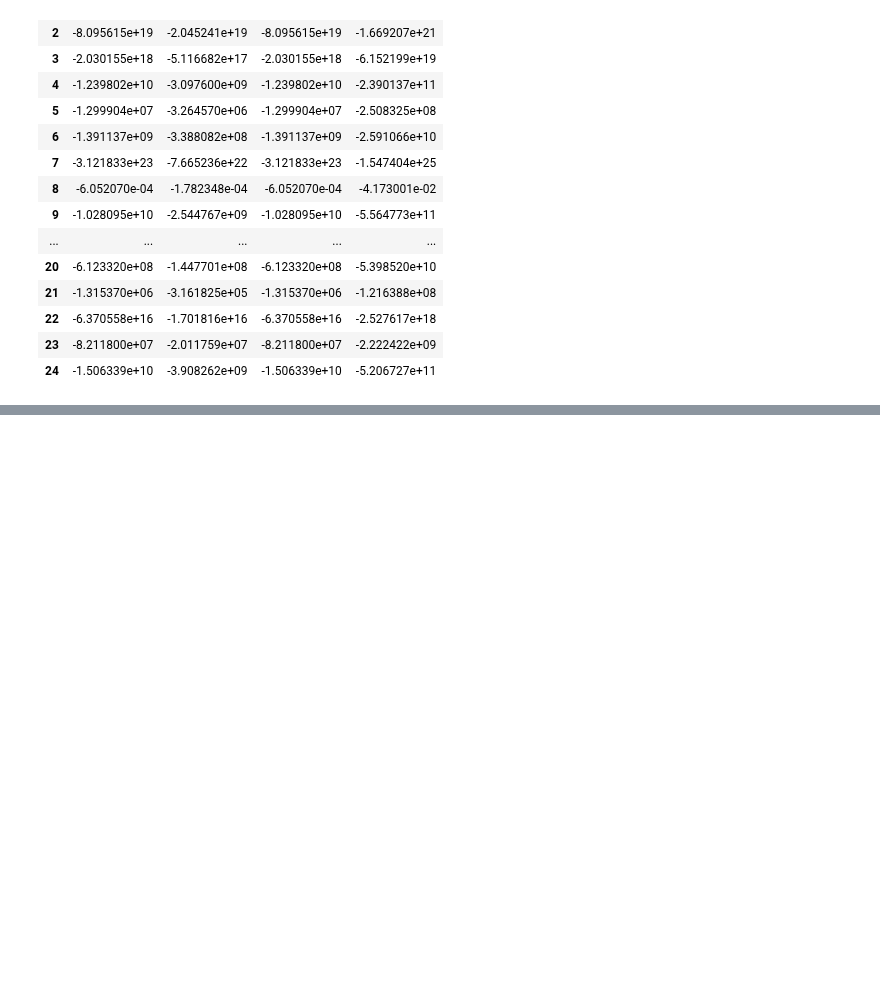
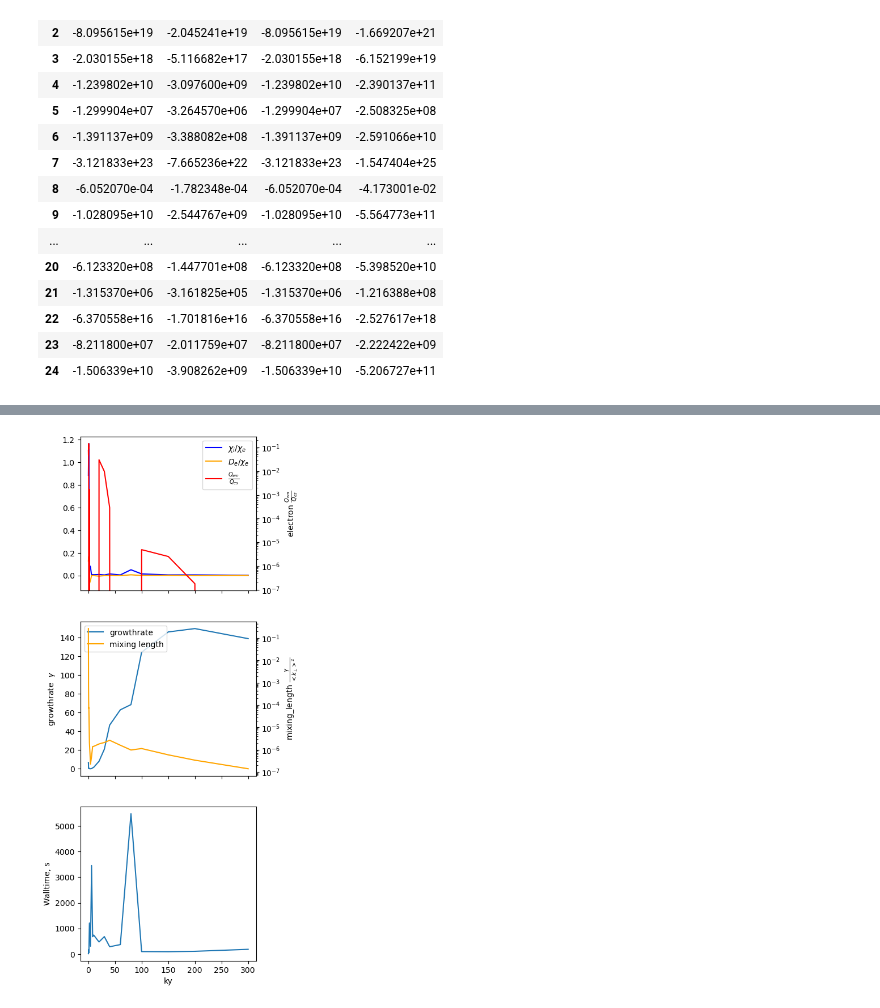
Before and after one commit to DanHarJor/DEEPlasma, a Jupyter notebook: get_data_tutorial.ipynb, the cells around one changed output, grey strips where cells are left out. Saved outputs shown, nothing was run; the diff lists cells and outputs as text; code cells hidden in the pictures; blank space fills up the shorter version.

```diff
--- a/get_data_tutorial.ipynb
+++ b/get_data_tutorial.ipynb
@@ -312,3 +312,11 @@ diff_df
 | 22 | -6.370558e+16 | -1.701816e+16 | -6.370558e+16 | -2.527617e+18 |
 | 23 | -8.211800e+07 | -2.011759e+07 | -8.211800e+07 | -2.222422e+09 |
 | 24 | -1.506339e+10 | -3.908262e+09 | -1.506339e+10 | -5.206727e+11 |
+# %%
+from GENE_ML.gene_ml.dataset.ScanData import ScanData2
+from config import Config
+config = Config()
+from GENE_ML.gene_ml.parsers.GENEparser import GENE_scan_parser
+parser = GENE_scan_parser(config)
+save_dir = '/scratch/project_462000451/gene_out/out_anna/run_name/'
+dataset_anna = ScanData2(name='anna', config=config, parser=parser, save_dir=save_dir,  split_ratio=[0,0,1], categorise=True)#, group_var_list=[('_grp_species_0','omn'),('_grp_species_0','omt'),('_grp_species_0','omt'),('_grp_species_1','temp'),('units','Tref'),('units','nref'),('units','Bref')])
@@ -314,0 +362,4 @@ diff_df
+# %%
+dataset_anna.plot_summary()
+# %% [output]
+[figure, added]
```
Also changed, not shown: parts of 3 cells of this notebook, 15 other files.
